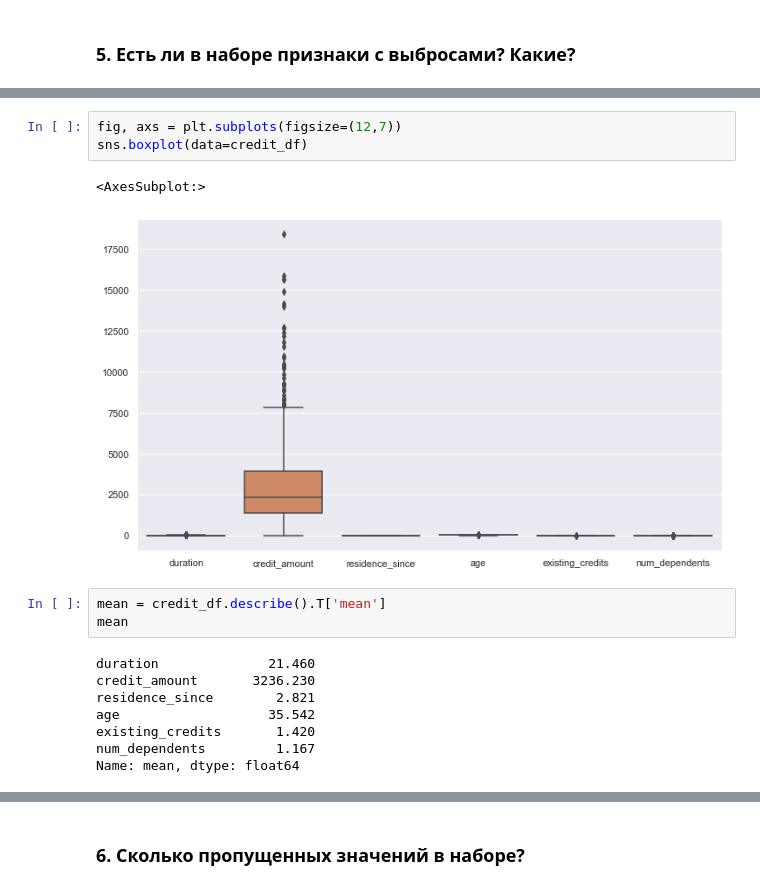
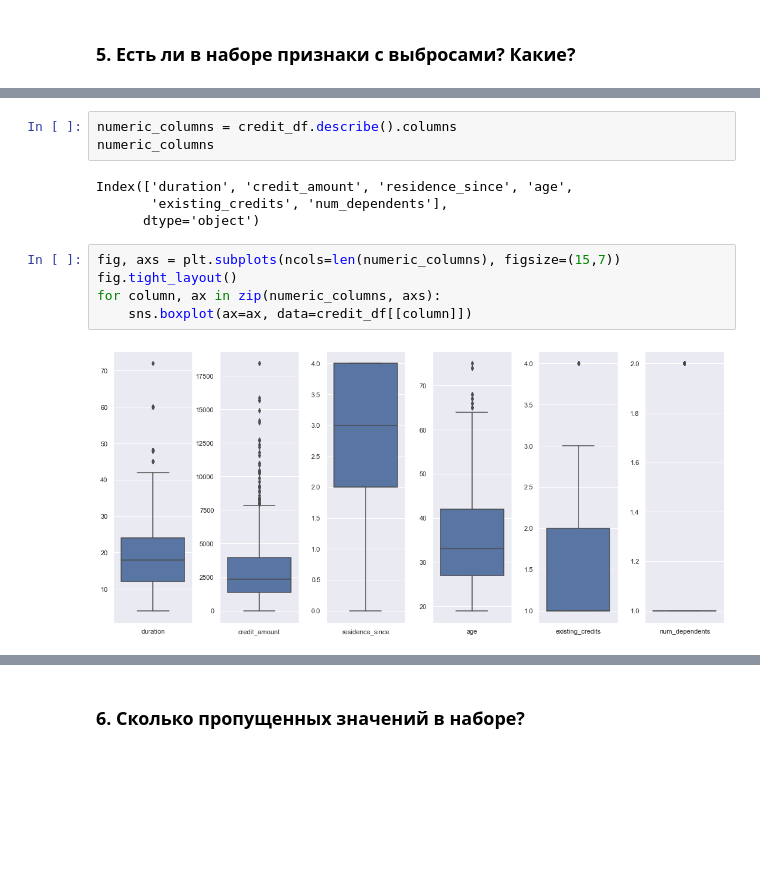
Before and after one commit to Donutellko/IAD, a Jupyter notebook: HW_1/lab1_task.ipynb, the cells around one changed output, grey strips where cells are left out. Saved outputs shown, nothing was run; the diff lists cells and outputs as text; blank space fills up the shorter version.

```diff
--- a/HW_1/lab1_task.ipynb
+++ b/HW_1/lab1_task.ipynb
@@ -210,17 +243,14 @@ print(100 * len(skilled_bad) / len(bad), "% bad работников являю
+# %%
+numeric_columns = credit_df.describe().columns
+numeric_columns
+# %% [output]
+Index(['duration', 'credit_amount', 'residence_since', 'age',
+       'existing_credits', 'num_dependents'],
+      dtype='object')
 # %%
-fig, axs = plt.subplots(figsize=(12,7))
-sns.boxplot(data=credit_df)
+fig, axs = plt.subplots(ncols=len(numeric_columns), figsize=(15,7))
+fig.tight_layout()
+for column, ax in zip(numeric_columns, axs):
+    sns.boxplot(ax=ax, data=credit_df[[column]])
 # %% [output]
-<AxesSubplot:>
-[figure, old version]
+[figure, new version]
-# %%
-mean = credit_df.describe().T['mean']
-mean
-# %% [output]
-duration              21.460
-credit_amount       3236.230
-residence_since        2.821
-age                   35.542
-existing_credits       1.420
-num_dependents         1.167
-Name: mean, dtype: float64
```
Also changed, not shown: parts of 53 cells of this notebook.
